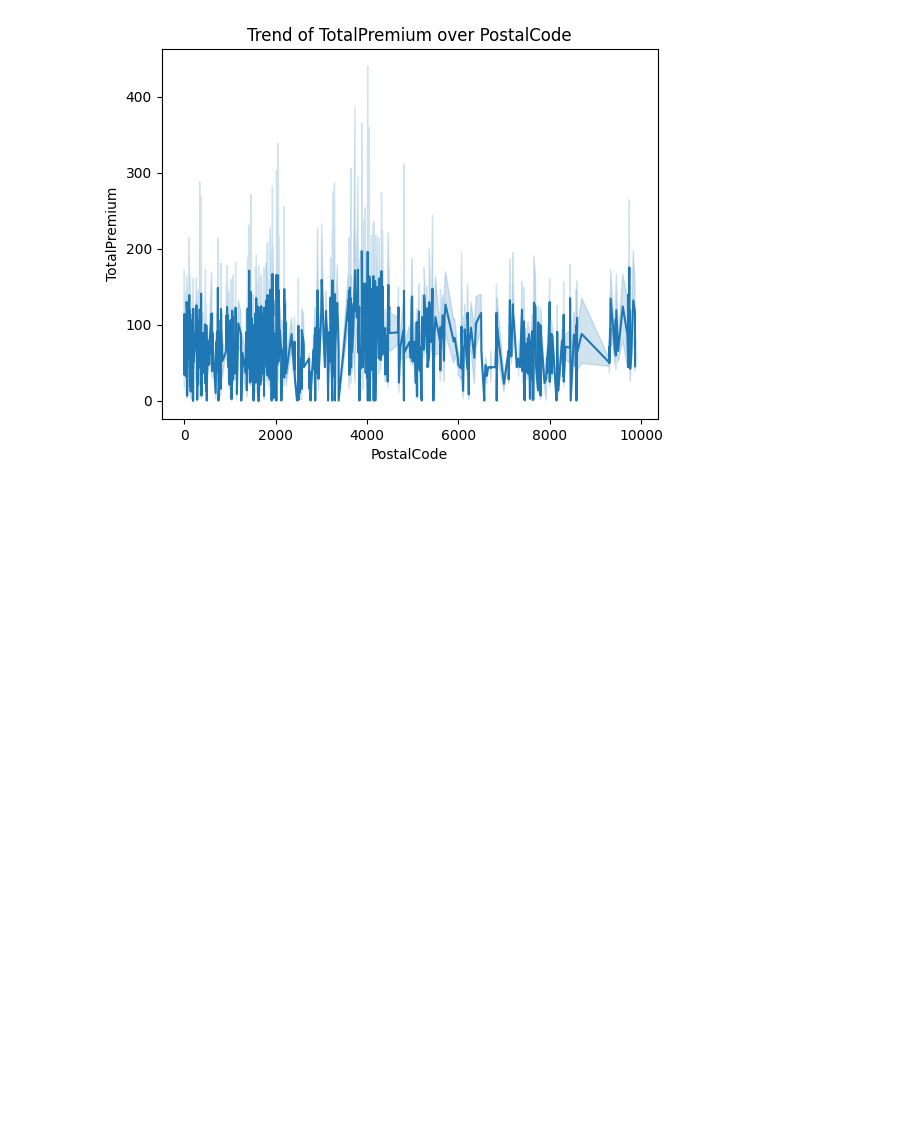
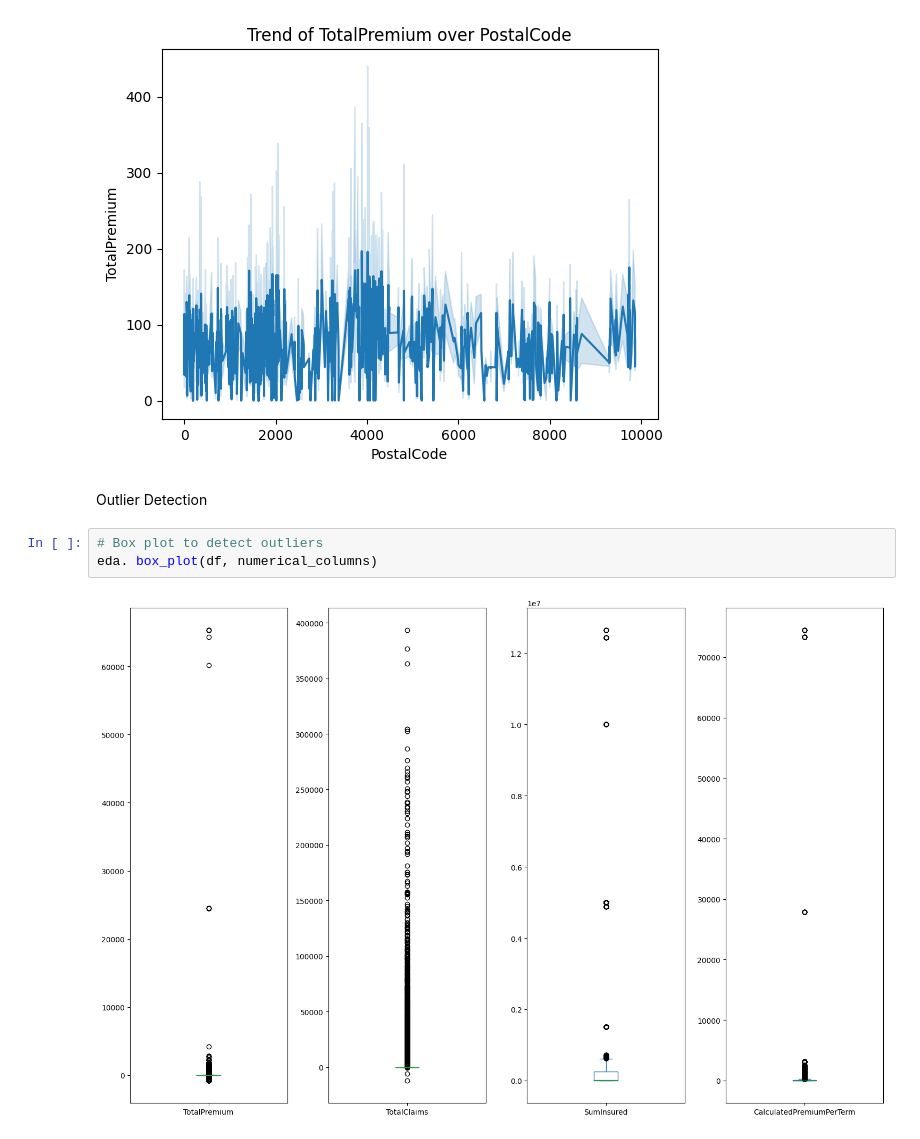
Before and after one commit to YonatanMoges/insurance-data-analysis, a Jupyter notebook: notebook/eda.ipynb, the cells around one changed output. Drawn from its saved outputs; the diff is of its cells as text; blank space fills up the shorter version.

Commit message:
Outlier Detection

```diff
--- a/notebook/eda.ipynb
+++ b/notebook/eda.ipynb
@@ -142,3 +142,10 @@ Data Comparison
 eda.plot_geographic_trend(df, 'PostalCode', 'TotalPremium')
 # %% [output]
 [figure]
+# %% [markdown]
+Outlier Detection
+# %%
+# Box plot to detect outliers
+eda. box_plot(df, numerical_columns)
+# %% [output]
+[figure, added]
```
Also changed, not shown: 1 other file.
